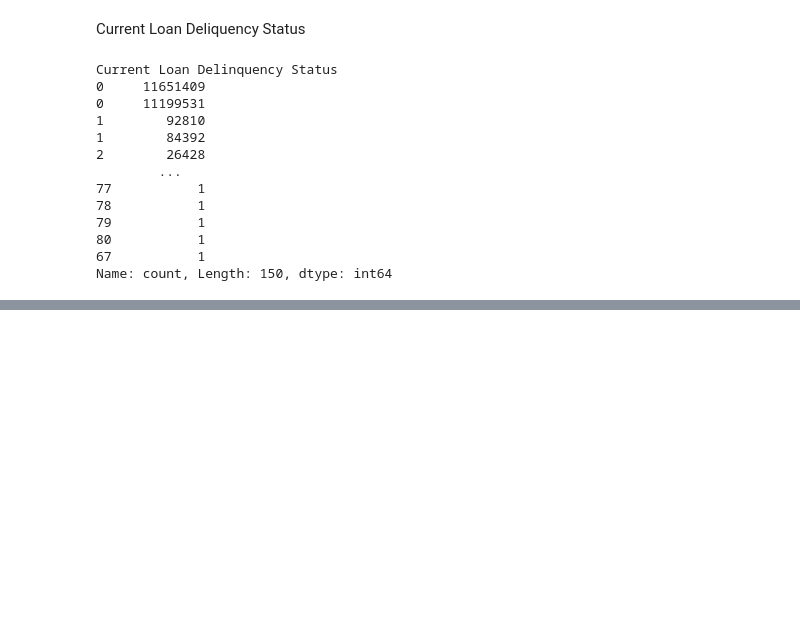
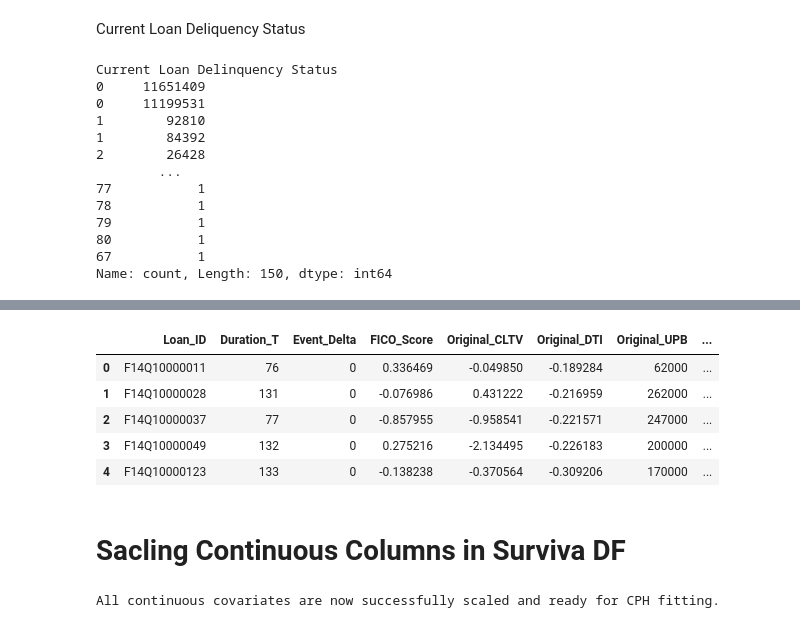
Before and after one commit to divija-rao/MBS_RiskManagement, a Jupyter notebook: cph_1 copy.ipynb, the cells around one changed output, grey strips where cells are left out. Saved outputs shown, nothing was run; the diff lists cells and outputs as text; code cells hidden in the pictures; blank space fills up the shorter version.

```diff
--- a/cph_1 copy.ipynb
+++ b/cph_1 copy.ipynb
@@ -540,0 +387,36 @@ ValueError: could not convert string to float: 'P'
+# %%
+# Survival Target Aggregation (T and Delta)
+
+# Group the monthly history to find the final status and duration for each loan.
+survival_df = df4.groupby('Loan_ID').agg(
+
+    # --- SURVIVAL MARKERS ---
+    Duration_T=('Loan Age', 'last'),
+    Event_Delta=('Delinq_Ordinal_TVC', lambda x: 1 if x.max() >= 3 else 0),
+
+    # --- TIME-FIXED COVARIATES (Use 'first' record, as they shouldn't change) ---
+    FICO_Score=('Credit Score', 'first'),
+    Original_CLTV=('Original Combined Loan-to-Value (CLTV)', 'first'),
+    Original_DTI=('Original Debt-to-Income (DTI) Ratio', 'first'),
+    Original_UPB=('Original UPB', 'first'),
+    Original_Term=('Original Loan Term', 'first'),
+    Occ_I=('Occ_I', 'first'), # Binary dummies are fixed
+    Occ_S=('Occ_S', 'first'), # Binary dummies are fixed
+
+    # --- TIME-VARYING (TVC) / LAST-OBSERVED COVARIATES (Use 'last') ---
+    # Captures the final risk state before termination or study end.
+    Delinq_Status_Last=('Delinq_Ordinal_TVC', 'last'),
+    ELTV_Last=('Estimated Loan-to-Value (ELTV)', 'last'),
+    Current_Rate_Last=('Current Interest Rate', 'last'),
+    Current_UPB_Last=('Current Actual UPB', 'last'),
+
+).reset_index()
+
+
+# --- 2. Verification ---
+print("Final survival dataset successfully structured.")
+print(f"Total Observations: {len(survival_df):,}")
+print("--- Sample of Final Survival Data ---")
+print(survival_df[[
+    'Loan_ID', 'Duration_T', 'Event_Delta', 'FICO_Score', 'ELTV_Last', 'Current_UPB_Last'
+]].head())
@@ -540,0 +553,35 @@ ValueError: could not convert string to float: 'P'
+# %%
+survival_df.head()
+# %% [output]
+|  | Loan_ID | Duration_T | Event_Delta | FICO_Score | Original_CLTV | Original_DTI | Original_UPB | ... |
+| 0 | F14Q10000011 | 76 | 0 | 0.336469 | -0.049850 | -0.189284 | 62000 | ... |
+| 1 | F14Q10000028 | 131 | 0 | -0.076986 | 0.431222 | -0.216959 | 262000 | ... |
+| 2 | F14Q10000037 | 77 | 0 | -0.857955 | -0.958541 | -0.221571 | 247000 | ... |
+| 3 | F14Q10000049 | 132 | 0 | 0.275216 | -2.134495 | -0.226183 | 200000 | ... |
+| 4 | F14Q10000123 | 133 | 0 | -0.138238 | -0.370564 | -0.309206 | 170000 | ... |
+# %% [markdown]
+# Sacling Continuous Columns in Surviva DF
+# %%
+# Create a copy of the final aggregated DataFrame to work with
+survival_df1 = survival_df.copy()
+
+# --- 1. Apply Log Transformation to UPB (Mandatory for Skewness) ---
+# This step addresses the structural skewness of loan balance.
+survival_df1['Current_UPB_Log_ZScore'] = np.log1p(survival_df1['Current_UPB_Last'])
+
+# --- 2. Define the full list of columns to be Z-Scored ---
+SCALING_COLS = [
+    'FICO_Score', 'Original_DTI', 'Original_CLTV', 'Original_Term',
+    'Current_Rate_Last', 'ELTV_Last',
+    'Current_UPB_Log_ZScore'
+]
+
+# --- 3. Apply Standard Scaling (Z-Score) ---
+scaler = StandardScaler()
+
+# Fit and transform the continuous columns in place
+survival_df1[SCALING_COLS] = scaler.fit_transform(survival_df1[SCALING_COLS])
+
+print("All continuous covariates are now successfully scaled and ready for CPH fitting.")
+# %% [output]
+All continuous covariates are now successfully scaled and ready for CPH fitting.
```
Also changed, not shown: parts of 43 cells of this notebook.
